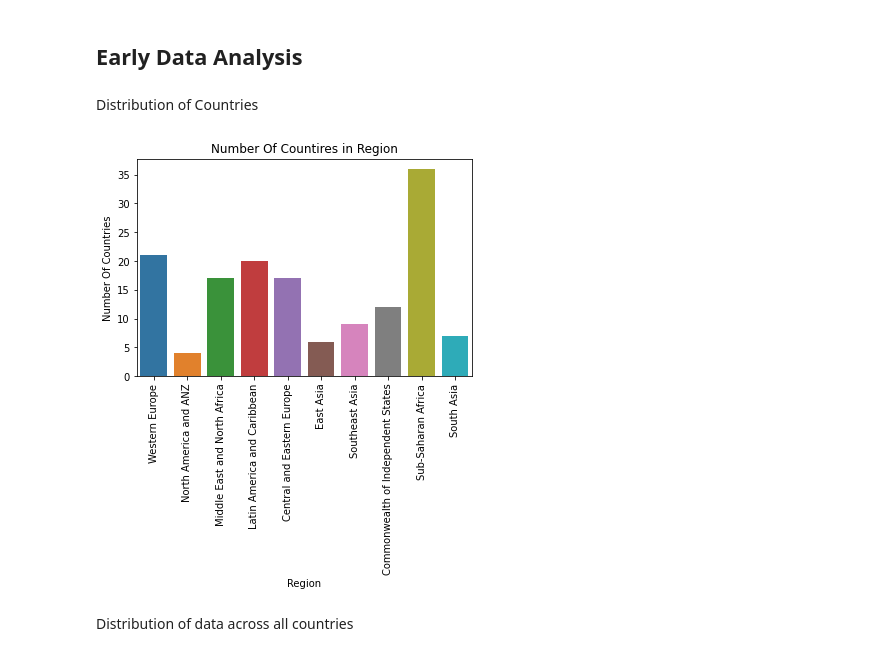
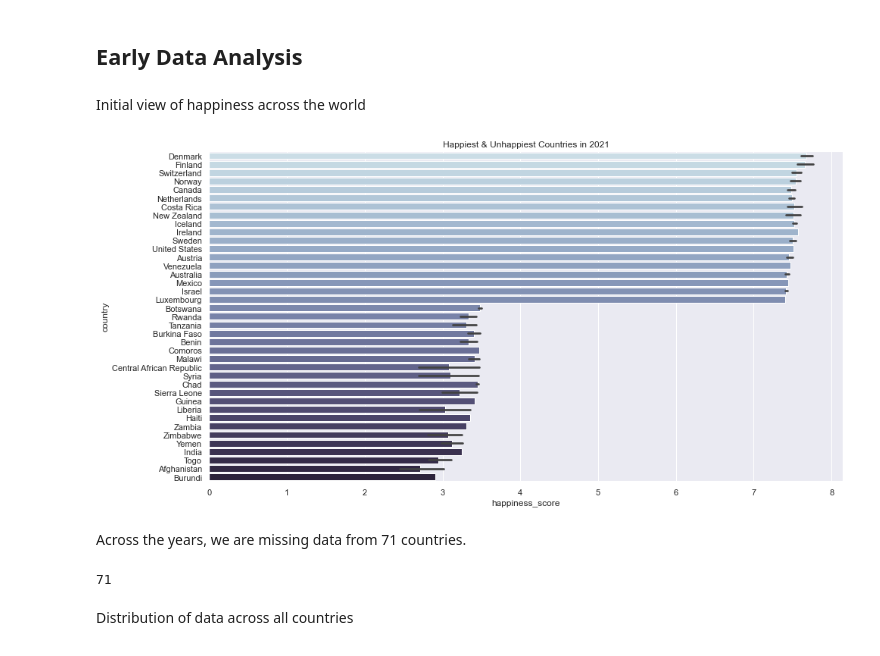
Before and after one commit to Evan-xma/iX, a Jupyter notebook: Project Notebook.ipynb, the cells around one changed output. Drawn from its saved outputs; the diff is of its cells as text; code cells hidden in the pictures.

```diff
--- a/Project Notebook.ipynb
+++ b/Project Notebook.ipynb
@@ -128,5 +143,5 @@ len(df[df.duplicated()])
 0
 # %% [markdown]
 ## Early Data Analysis
-# %% [markdown]
-Distribution of Countries
+# %% [markdown]
+Initial view of happiness across the world
@@ -133,12 +153,24 @@ Distribution of Countries
+# %%
+df_2021_happy_unhappy = df[(df.loc[:,'happiness_score']> 7.4) | (df.loc[:,'happiness_score']< 3.5)].sort_values(by='happiness_score',ascending=False)
+sns.set(rc = {'figure.figsize':(15,8)})
+sns.barplot(x = 'happiness_score', y = 'country', data=df_2021_happy_unhappy,palette='ch:s=.25,rot=-.25')
+plt.title('Happiest & Unhappiest Countries in 2021')
+plt.show()
+# %% [output]
+[figure, added]
 # %%
-sns.countplot(df['region'])
-plt.title('Number Of Countires in Region')
-plt.ylabel('Number Of Countries')
-plt.xlabel('Region')
-plt.xticks(rotation = 90)
-plt.show()
+# sns.countplot(df_2021['region'])
+# plt.title('Number Of Countires in Region')
+# plt.ylabel('Number Of Countries')
+# plt.xlabel('Region')
+# plt.xticks(rotation = 90)
+# plt.show()
-# %% [output]
-[figure, removed]
+# %% [markdown]
+Across the years, we are missing data from 71 countries.
+# %%
+(df[df['year'] == 2020].groupby('country')['happiness_score'].mean() - df[df['year'] == 2005].groupby('country')['happiness_score'].mean()).isna().sum()
+# %% [output]
+71
 # %% [markdown]
 Distribution of data across all countries
 # %%
```
Also changed, not shown: parts of 29 cells of this notebook.
